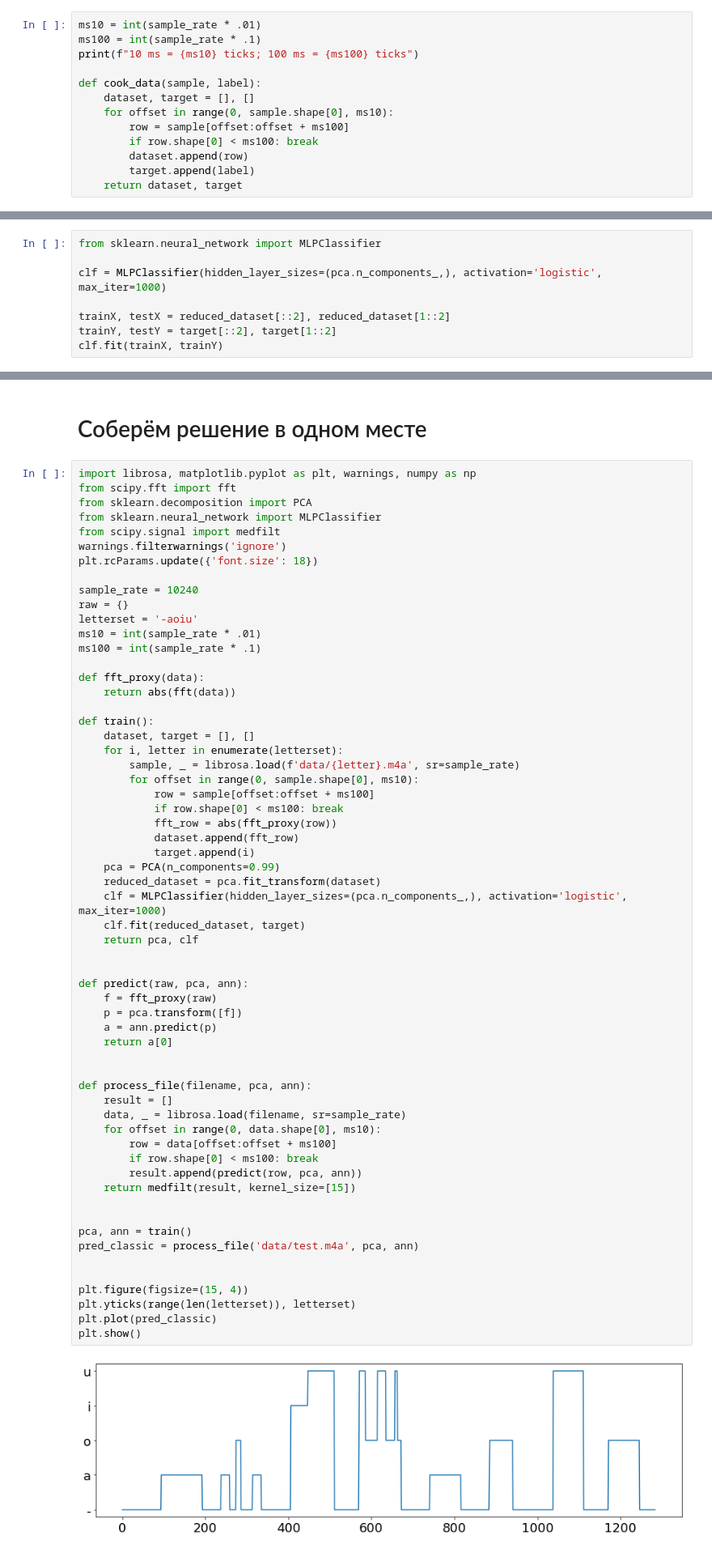
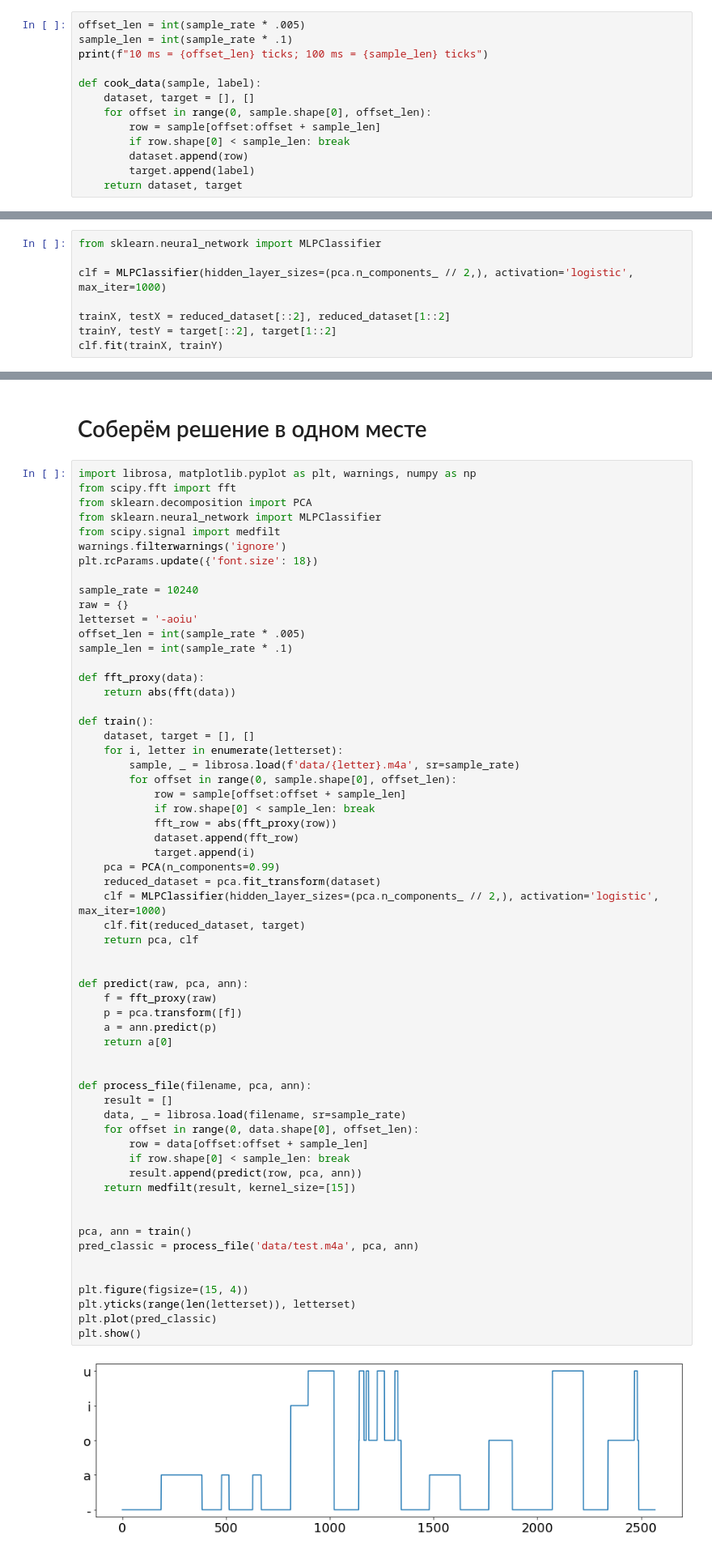
Before and after one commit to str-anger/applied, a Jupyter notebook: FT for classification.ipynb, the cells around one changed output, grey strips where cells are left out. Shown: that part at 81% size. Saved outputs shown, nothing was run; the diff lists cells and outputs as text.

```diff
--- a/FT for classification.ipynb
+++ b/FT for classification.ipynb
@@ -21,15 +29,15 @@ plt.show()
 # %% [output]
 [figure]
 # %%
-ms10 = int(sample_rate * .01)
-ms100 = int(sample_rate * .1)
-print(f"10 ms = {ms10} ticks; 100 ms = {ms100} ticks")
+offset_len = int(sample_rate * .005)
+sample_len = int(sample_rate * .1)
+print(f"10 ms = {offset_len} ticks; 100 ms = {sample_len} ticks")
 
 def cook_data(sample, label):
     dataset, target = [], []
-    for offset in range(0, sample.shape[0], ms10):
-        row = sample[offset:offset + ms100]
-        if row.shape[0] < ms100: break
+    for offset in range(0, sample.shape[0], offset_len):
+        row = sample[offset:offset + sample_len]
+        if row.shape[0] < sample_len: break
         dataset.append(row)
         target.append(label)
     return dataset, target
@@ -98,7 +106,7 @@ Components: 32
 # %%
 from sklearn.neural_network import MLPClassifier
 
-clf = MLPClassifier(hidden_layer_sizes=(pca.n_components_,), activation='logistic', max_iter=1000)
+clf = MLPClassifier(hidden_layer_sizes=(pca.n_components_ // 2,), activation='logistic', max_iter=1000)
 
 trainX, testX = reduced_dataset[::2], reduced_dataset[1::2]
 trainY, testY = target[::2], target[1::2]
@@ -164,8 +166,8 @@ plt.rcParams.update({'font.size': 18})
 sample_rate = 10240
 raw = {}
 letterset = '-aoiu'
-ms10 = int(sample_rate * .01)
-ms100 = int(sample_rate * .1)
+offset_len = int(sample_rate * .005)
+sample_len = int(sample_rate * .1)
 
 def fft_proxy(data):
     return abs(fft(data))
@@ -174,44 +176,44 @@ def train():
     dataset, target = [], []
     for i, letter in enumerate(letterset):
         sample, _ = librosa.load(f'data/{letter}.m4a', sr=sample_rate)
-        for offset in range(0, sample.shape[0], ms10):
-            row = sample[offset:offset + ms100]
-            if row.shape[0] < ms100: break
+        for offset in range(0, sample.shape[0], offset_len):
+            row = sample[offset:offset + sample_len]
+            if row.shape[0] < sample_len: break
             fft_row = abs(fft_proxy(row))
             dataset.append(fft_row)
             target.append(i)
     pca = PCA(n_components=0.99)
     reduced_dataset = pca.fit_transform(dataset)
-    clf = MLPClassifier(hidden_layer_sizes=(pca.n_components_,), activation='logistic', max_iter=1000)
+    clf = MLPClassifier(hidden_layer_sizes=(pca.n_components_ // 2,), activation='logistic', max_iter=1000)
     clf.fit(reduced_dataset, target)
     return pca, clf
 
 
 def predict(raw, pca, ann):
     f = fft_proxy(raw)
     p = pca.transform([f])
     a = ann.predict(p)
     return a[0]
 
 
 def process_file(filename, pca, ann):
     result = []
     data, _ = librosa.load(filename, sr=sample_rate)
-    for offset in range(0, data.shape[0], ms10):
-        row = data[offset:offset + ms100]
-        if row.shape[0] < ms100: break
+    for offset in range(0, data.shape[0], offset_len):
+        row = data[offset:offset + sample_len]
+        if row.shape[0] < sample_len: break
         result.append(predict(row, pca, ann))
     return medfilt(result, kernel_size=[15])
 
 
 pca, ann = train()
 pred_classic = process_file('data/test.m4a', pca, ann)
 
 
 plt.figure(figsize=(15, 4))
 plt.yticks(range(len(letterset)), letterset)
 plt.plot(pred_classic)
 plt.show()
 # %% [output]
-[figure, old version]
+[figure, new version]
 # %%
```
Also changed, not shown: parts of 18 cells of this notebook.
